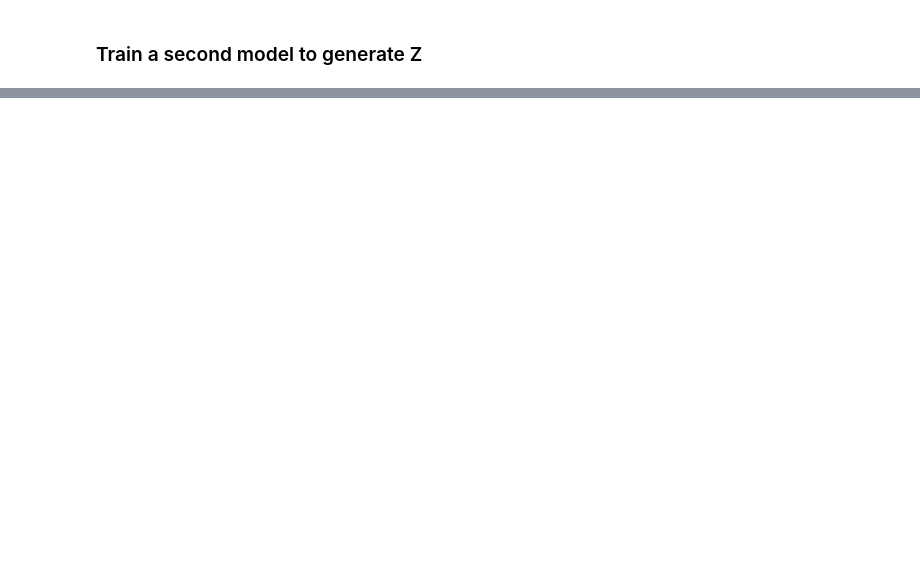
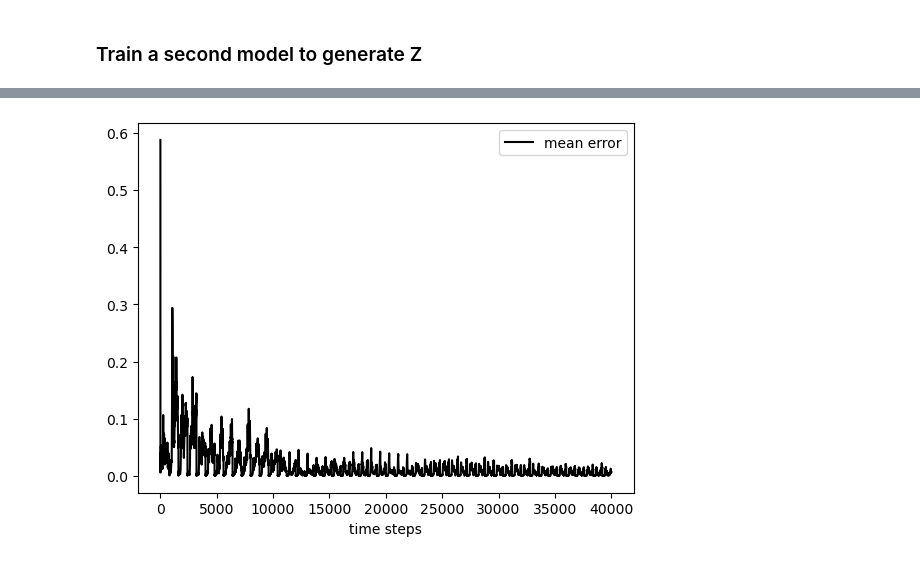
Before and after one commit to andrewZimnik/basal_ganglia, a Jupyter notebook: scripts/multiSpeedCyclingModel.ipynb, the cells around one changed output, grey strips where cells are left out. Cells and saved outputs as stored; diff of their text form; code cells hidden in the pictures; blank space fills up the shorter version.

```diff
--- a/scripts/multiSpeedCyclingModel.ipynb
+++ b/scripts/multiSpeedCyclingModel.ipynb
@@ -794,11 +258,0 @@ uPert_all = np.random.normal(loc=0,scale=pertMag,size = (U.shape[0],U.shape[1],n
-# %%
-# define the different gains for J_0
-g_j0 = [0,0.001,0.01,0.1,1]
-
-# number of networks
-numNetworks = len(g_j0)
-
-# define our J0's
-J0_all = np.zeros((numN,numN,numNetworks))
-for ii in range(numNetworks):
-    J0_all[:,:,ii] = np.random.normal(loc=0, scale=(g_j0[ii]**2)/(numN * tau**2), size=(numN,numN))
@@ -1408,0 +407,14 @@ plt.legend();
+# %%
+# plot error (averaged over output dimensions) as a function of training steps
+meanError = ((networkOutput - np.tile(Z_target_rs[:,:,:,np.newaxis], (1,1,1,numTrials)))**2).mean(axis=1).squeeze().mean(axis=1).squeeze()
+
+# reshape to be size (T x Trl) x 1
+meanError_rs = np.reshape(meanError,(-1,1),order='F')
+
+# plot
+plt.plot(meanError_rs[:,0],'k',label='mean error');
+plt.legend();
+plt.xlabel('time steps');
+# plt.ylabel('error');
+# %% [output]
+[figure, added]
```
Also changed, not shown: parts of 62 cells of this notebook, 5 other files.
